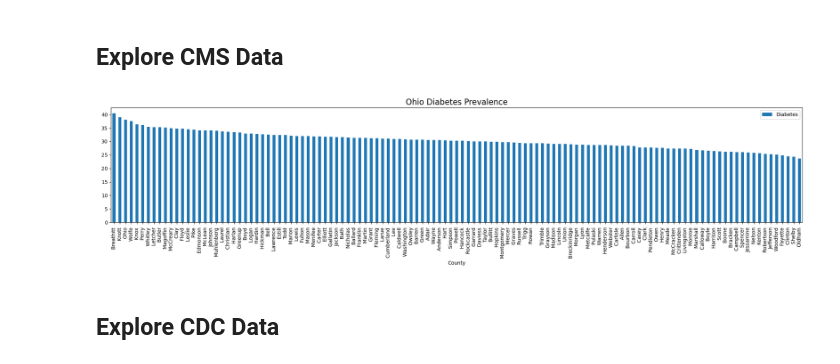
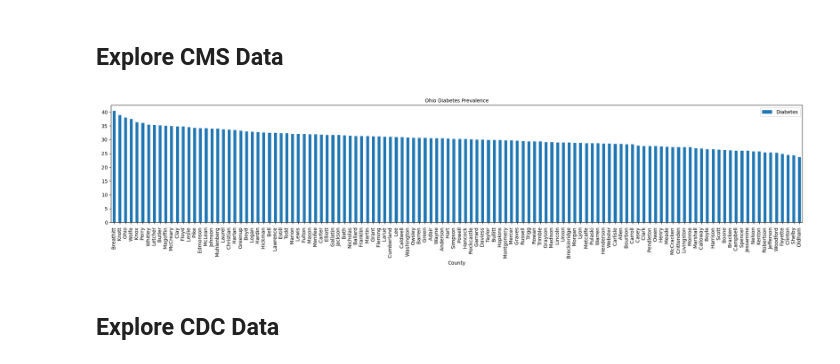
Before and after one commit to SocialHealthAI/SDOH-Models, a Jupyter notebook: CMS_Diabetes.ipynb, the cells around one changed output. Drawn from its saved outputs; the diff is of its cells as text; code cells hidden in the pictures.

```diff
--- a/CMS_Diabetes.ipynb
+++ b/CMS_Diabetes.ipynb
@@ -49,18 +50,18 @@ dfCMSChronicPrevalence
 # %%
 %matplotlib ipympl
 import matplotlib.pyplot as plt
 import numpy as np
-
 dfDisplay = dfCMSChronicPrevalence[dfCMSChronicPrevalence.State == 'Kentucky ']
-dfDisplay = dfDisplay[dfDisplay.Diabetes != '* ']
-dfDisplay['Diabetes'] = dfDisplay['Diabetes'].apply(pd.to_numeric)
+#dfDisplay = dfDisplay[dfDisplay.County != '']
+#dfDisplay
+#dfDisplay['Diabetes'] = dfDisplay['Diabetes'].apply(pd.to_numeric, errors= 'ignore')
 dfDisplay= dfDisplay.sort_values('Diabetes',ascending=False)
 dfDisplay.plot(x="County", y="Diabetes", kind="bar", figsize=(20,5))
-plt.title("Ohio Diabetes Prevalence", fontsize=16)
+plt.title("Ohio Diabetes Prevalence", fontsize=10)
 plt.tight_layout()
 plt.show()
 # %% [output]
-[figure, old version]
+[figure, new version]
 # %% [markdown]
 ## Explore CDC Data
 # %% [markdown]
```
Also changed, not shown: parts of 2 cells of this notebook.
